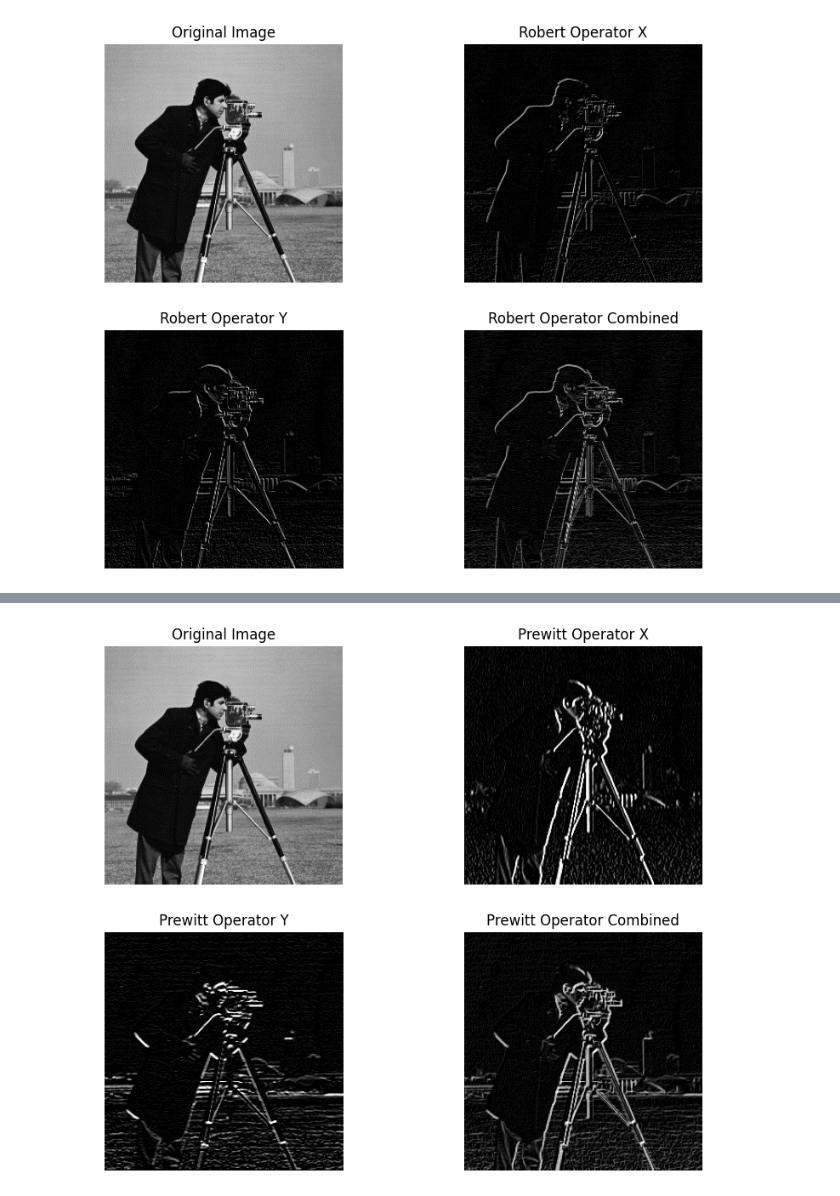
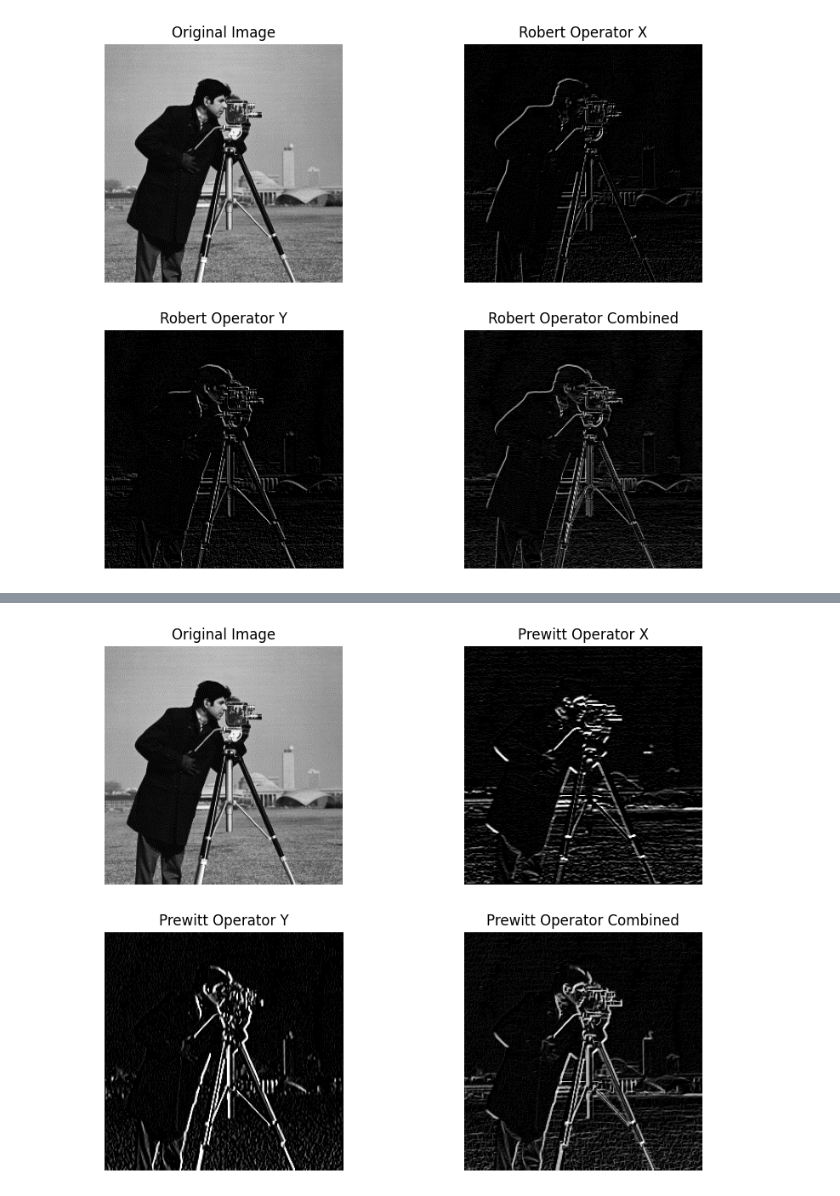
Before and after one commit to parth3120/dip, a Jupyter notebook: practicals/p7.ipynb, the cells around one changed output, grey strips where cells are left out. Saved outputs shown, nothing was run; the diff lists cells and outputs as text; code cells hidden in the pictures.

```diff
--- a/practicals/p7.ipynb
+++ b/practicals/p7.ipynb
@@ -3,7 +3,7 @@ import matplotlib.pyplot as plt
 import numpy as np
 import cv2
 # %%
-image = cv2.imread('/content/drive/MyDrive/dip_Images/Original-cameraman-image.png', cv2.IMREAD_GRAYSCALE)
+image = cv2.imread('Original-cameraman-image.png', cv2.IMREAD_GRAYSCALE)
 
 roberts_x = np.array([[1, 0], [0, -1]])
 roberts_y = np.array([[0, 1], [-1, 0]])
@@ -76,34 +76,34 @@ plt.show
 # %%
-prewitt_x = np.array([[-1, 0, 1], [-1, 0, 1], [-1, 0, 1]])
-prewitt_y = np.array([[-1, -1, -1], [0, 0, 0], [1, 1, 1]])
+prewitt_y = np.array([[-1, 0, 1], [-1, 0, 1], [-1, 0, 1]])
+prewitt_x = np.array([[-1, -1, -1], [0, 0, 0], [1, 1, 1]])
 
 prewitt_x_image = cv2.filter2D(image, -1, prewitt_x).astype(np.float32)
 prewitt_y_image = cv2.filter2D(image, -1, prewitt_y).astype(np.float32)
 
 prewitt_combined_image = cv2.magnitude(prewitt_x_image, prewitt_y_image)
 
 plt.figure(figsize=(10, 8))
 
 plt.subplot(2, 2, 1)
 plt.imshow(image, cmap='gray')
 plt.title('Original Image')
 plt.axis('off')
 
 plt.subplot(2, 2, 2)
 plt.imshow(prewitt_x_image, cmap='gray')
 plt.title('Prewitt Operator X')
 plt.axis('off')
 
 plt.subplot(2, 2, 3)
 plt.imshow(prewitt_y_image, cmap='gray')
 plt.title('Prewitt Operator Y')
 plt.axis('off')
 
 plt.subplot(2, 2, 4)
 plt.imshow(prewitt_combined_image, cmap='gray')
 plt.title('Prewitt Operator Combined')
 plt.axis('off')
 
 plt.show()
 # %% [output]
-[figure, old version]
+[figure, new version]
```
Also changed, not shown: parts of 1 cell of this notebook, 3 other files.
